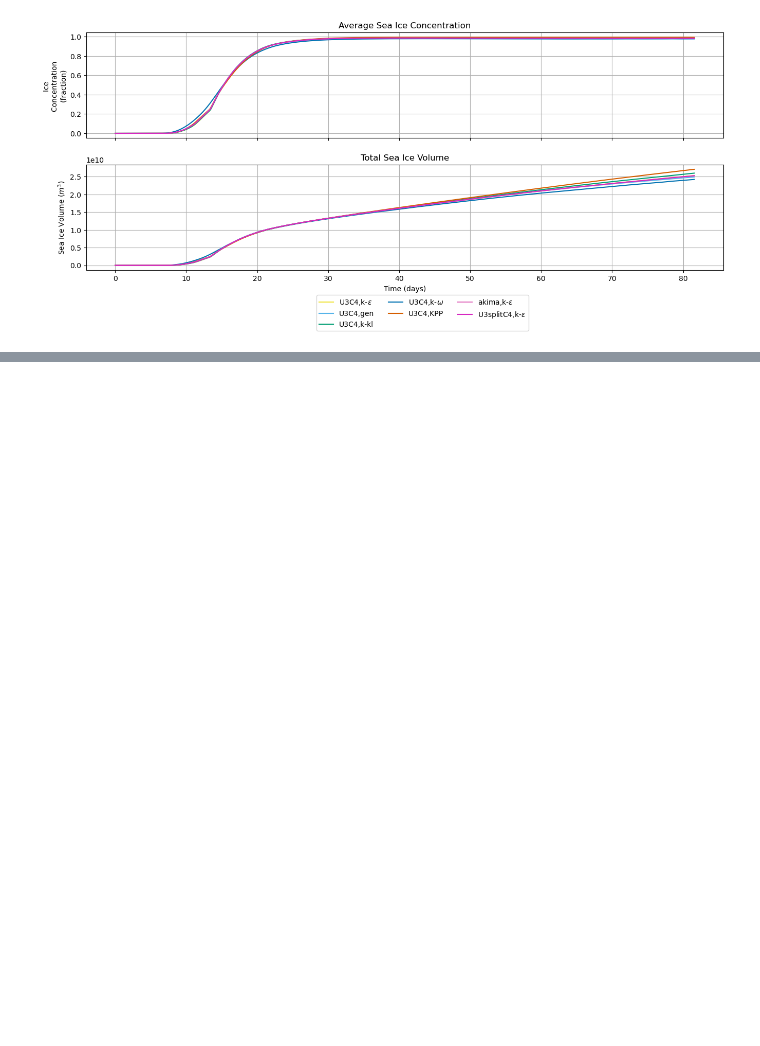
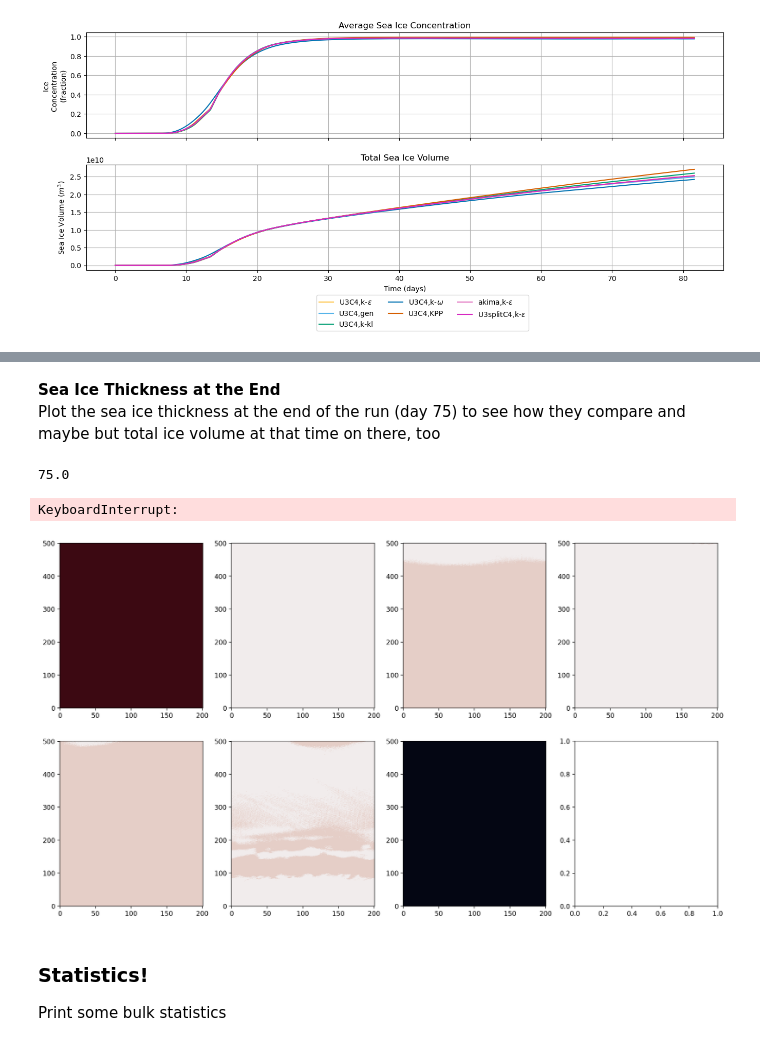
Before and after one commit to bundzis/beaufort_jet, a Jupyter notebook: Scripts/Analysis/plot_timeseries_num_phys_mix.ipynb, the cells around one changed output, grey strips where cells are left out. Cells and saved outputs as stored; diff of their text form; code cells hidden in the pictures; blank space fills up the shorter version.

```diff
--- a/Scripts/Analysis/plot_timeseries_num_phys_mix.ipynb
+++ b/Scripts/Analysis/plot_timeseries_num_phys_mix.ipynb
@@ -1872,0 +2511,37 @@ ax[3].semilogy()
+# %% [markdown]
+**Sea Ice Thickness at the End**
+Plot the sea ice thickness at the end of the run (day 75) to see how they compare and maybe but total ice volume at that time on there, too
+# %%
+# Find time idx for day 75
+print(time_u3c4_keps[900])
+time_idx_75days = 900
+# %% [output]
+75.0
+# %%
+# Set the colormap
+cmap_ice_thick = cmo.ice
+cmap_ice_thick_diff = cmo.balance
+
+# Set the levels
+lev_ice_thick = np.arange(0,0.75,0.01)
+lev_ice_thick_diff = np.arange(-1,1,0.1)
+lev_ice_thick_diff2 = np.arange(-0.5,0.5,0.01)
+
+# Make the norm
+norm_ice_thick = BoundaryNorm(lev_ice_thick, ncolors=cmap_ice_thick.N, clip=True)
+norm_ice_thick_diff = BoundaryNorm(lev_ice_thick_diff, ncolors=cmap_ice_thick_diff.N, clip=True)
+norm_ice_thick_diff2 = BoundaryNorm(lev_ice_thick_diff2, ncolors=cmap_ice_thick_diff.N, clip=True)
+# %%
+# Get the values so the plot goes faster
+# Ice concentrations
+aice_u3c4_keps_75day = ds_ice_u3c4_keps.Aice[time_idx_75days,:,:].compute()
+aice_u3c4_gen_75day = ds_ice_u3c4_gen.Aice[time_idx_75days,:,:].compute()
+aice_u3c4_kkl_75day = ds_ice_u3c4_kkl.Aice[time_idx_75days,:,:].compute()
+aice_u3c4_komega_75day = ds_ice_u3c4_komega.Aice[time_idx_75days,:,:].compute()
+aice_u3c4_kpp_75day = ds_ice_u3c4_kpp.Aice[time_idx_75days,:,:].compute()
+aice_hsimt_keps_75day = ds_ice_hsimt_keps.Aice[time_idx_75days,:,:].compute()
+aice_mpdata_keps_75day = ds_ice_mpdata_keps.Aice[time_idx_75days,:,:].compute()
+aice_akima_keps_75day = ds_ice_akima_keps.Aice[time_idx_75days,:,:].compute()
+aice_u3splitc4_keps_75day = ds_ice_u3splitc4_keps.Aice[time_idx_75days,:,:].compute()
+# %% [output]
+KeyboardInterrupt:
@@ -1872,0 +2550,34 @@ ax[3].semilogy()
+# %%
+# Plot sea ice thickness snapshots on day 75 in all runs
+# Set the levels
+
+# Make the figure
+fig, ax = plt.subplots(2, 4, figsize=(18,10), dpi=200)
+
+# Plot the ice thickness
+# U3C4, k-epsilon
+p1 = ax[0,0].pcolormesh(x_rho/1000, y_rho/1000, ds_ice_u3c4_keps.Aice[time_idx_75days,:,:],
+                        cmap=cmap_ice_thick, norm=norm_ice_thick)
+# U3C4, gen
+p2 = ax[0,1].pcolormesh(x_rho/1000, y_rho/1000, (ds_ice_u3c4_gen.Aice[time_idx_75days,:,:]-ds_ice_u3c4_keps.Aice[time_idx_75days,:,:]),
+                        cmap=cmap_ice_thick_diff, norm=norm_ice_thick_diff)
+# U3C4, kkl
+p3 = ax[0,2].pcolormesh(x_rho/1000, y_rho/1000, (ds_ice_u3c4_kkl.Aice[time_idx_75days,:,:]-ds_ice_u3c4_keps.Aice[time_idx_75days,:,:]),
+                        cmap=cmap_ice_thick_diff, norm=norm_ice_thick_diff)
+# U3C4, komega
+p4 = ax[0,3].pcolormesh(x_rho/1000, y_rho/1000, (ds_ice_u3c4_komega.Aice[time_idx_75days,:,:]-ds_ice_u3c4_keps.Aice[time_idx_75days,:,:]),
+                        cmap=cmap_ice_thick_diff, norm=norm_ice_thick_diff)
+# U3C4, kpp
+p5 = ax[1,0].pcolormesh(x_rho/1000, y_rho/1000, (ds_ice_u3c4_kpp.Aice[time_idx_75days,:,:]-ds_ice_u3c4_keps.Aice[time_idx_75days,:,:]),
+                        cmap=cmap_ice_thick_diff, norm=norm_ice_thick_diff)
+# akima, keps
+p6 = ax[1,1].pcolormesh(x_rho/1000, y_rho/1000, (ds_ice_akima_keps.Aice[time_idx_75days,:,:]-ds_ice_u3c4_keps.Aice[time_idx_75days,:,:]),
+                        cmap=cmap_ice_thick_diff, norm=norm_ice_thick_diff)
+# U3splitC4, keps
+p7 = ax[1,2].pcolormesh(x_rho/1000, y_rho/1000, (ds_ice_u3splitc4_keps.Aice[time_idx_75days,:,:]-ds_ice_u3c4_keps.Aice[time_idx_75days,:,:]),
+                        cmap=cmap_ice_thick, norm=norm_ice_thick)
+# %% [output]
+[figure, added]
+# %% [markdown]
+### Statistics!
+Print some bulk statistics
```
Also changed, not shown: parts of 27 cells of this notebook.
